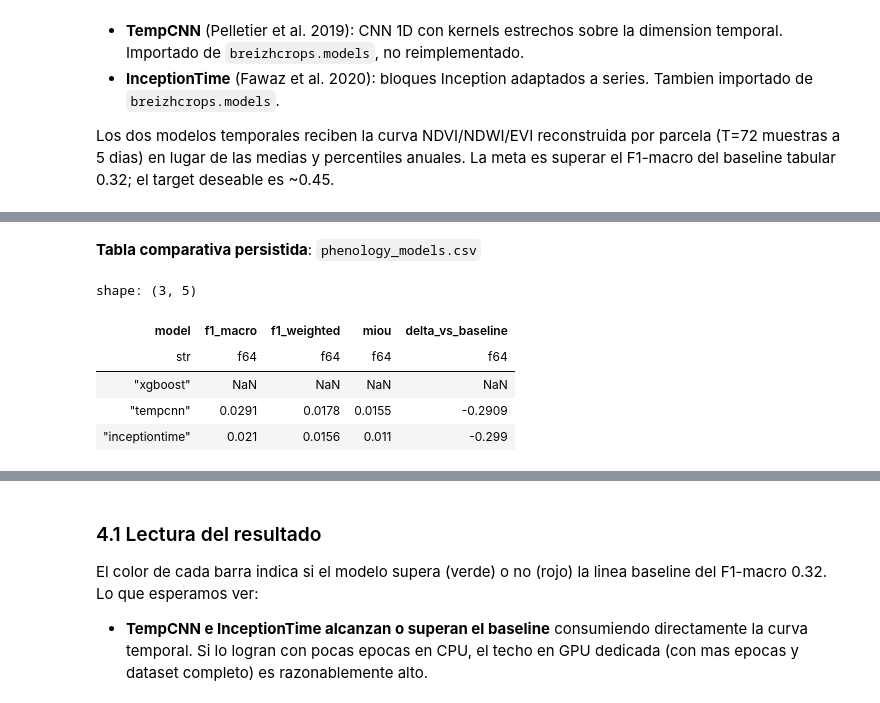
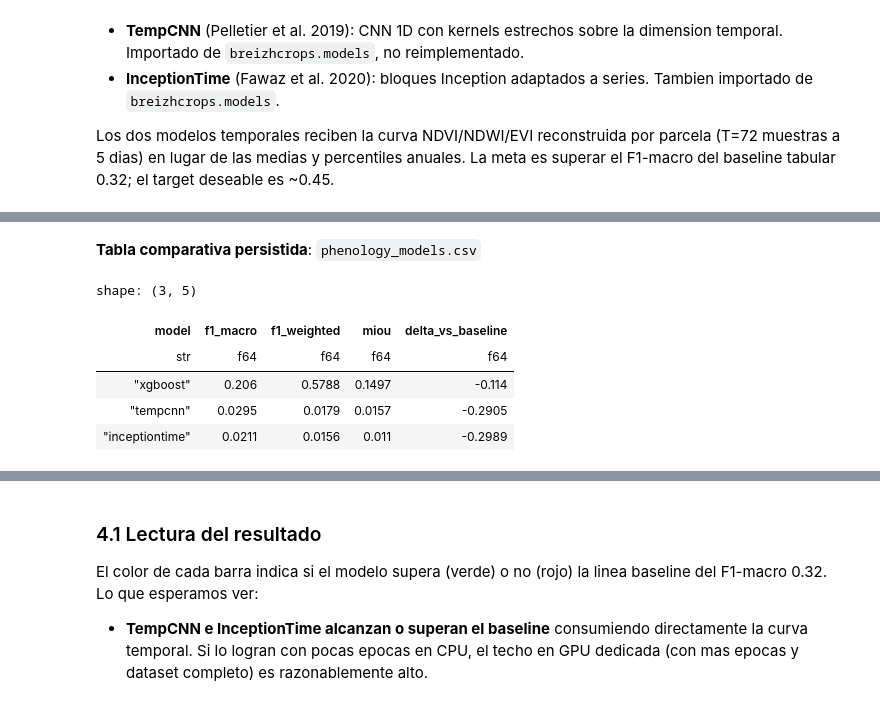
Before and after one commit to ArthurZizumbo/agrosat-copilot, a Jupyter notebook: notebooks/feature_engineering/05_reencuadre_fenologico.ipynb, the cells around one changed output, grey strips where cells are left out. Cells and saved outputs as stored; diff of their text form; code cells hidden in the pictures.

```diff
--- a/notebooks/feature_engineering/05_reencuadre_fenologico.ipynb
+++ b/notebooks/feature_engineering/05_reencuadre_fenologico.ipynb
@@ -362,10 +362,22 @@ Sobre el subconjunto de features ganador de la seccion 3 se entrenan tres modelo
 Los dos modelos temporales reciben la curva NDVI/NDWI/EVI reconstruida por parcela (T=72 muestras a 5 dias) en lugar de las medias y percentiles anuales. La meta es superar el F1-macro del baseline tabular 0.32; el target deseable es ~0.45.
 # %%
 # Identifica el conjunto de features ganador segun la tabla de la seccion 3.
-winner_row = ablation_table.row(0, named=True)
+# Filtra filas con f1_macro NaN/null ANTES de pickear el row 0: en Polars
+# `sort(descending=True)` deja los NaN arriba, lo cual elegiria un set vacio
+# como `alphaearth_only` que no entreno (ver `ablation_set_empty` en logs).
+_valid_ablation = ablation_table.filter(
+    pl.col('f1_macro').is_not_nan() & pl.col('f1_macro').is_not_null()
+)
+if _valid_ablation.height == 0:
+    raise RuntimeError(
+        'Todas las filas de ablation tienen f1_macro NaN/null. '
+        'Revisa los logs upstream (cell 11) por errores de training.'
+    )
+winner_row = _valid_ablation.row(0, named=True)
 winner_set = winner_row['feature_set']
 winner_f1 = winner_row['f1_macro']
 display(Markdown(
-    f'**Conjunto ganador**: `{winner_set}` con F1-macro `{winner_f1:.4f}`.'
+    f'**Conjunto ganador**: `{winner_set}` con F1-macro `{winner_f1:.4f}` '
+    f'(de {_valid_ablation.height}/{ablation_table.height} filas validas).'
 ))
 # %% [output]
@@ -375,10 +387,19 @@ display(Markdown(
 from ml.train.phenology_models import train_temporal_model
 
 model_results = {}
-model_results['xgboost'] = next(
+# Fix US-022c P2: si el ganador no tiene fila XGB (puede pasar por desempate
+# entre conjuntos con el mismo F1, o por discrepancia 'xgb' vs 'xgboost'),
+# usa el mejor XGB global de toda la ablation como fallback.
+xgb_winner = next(
     (r for r in ablation_results if r.feature_set == winner_set and r.model_kind == 'xgb'),
     None,
 )
+if xgb_winner is None:
+    xgb_results = [r for r in ablation_results if r.model_kind == 'xgb']
+    if xgb_results:
+        xgb_winner = max(xgb_results, key=lambda r: r.f1_macro)
+if xgb_winner is not None:
+    model_results['xgboost'] = xgb_winner
 
 temporal_results = {}
 if RUN_TEMPORAL:
@@ -454,6 +475,17 @@ for kind, r in temporal_results.items():
         'delta_vs_baseline': round(r.f1_macro - BASELINE_F1_MACRO, 4),
     })
 comparison_table = pl.DataFrame(comparison_rows).sort('f1_macro', descending=True)
+# Defensa US-022c P2: NaN o null en f1_macro indica que XGB no produjo
+# metricas validas (lookup vacio O entrenamiento upstream tronado).
+# Polars: is_null y is_nan son distintos; XGB falla produciendo NaN
+# (no null), por eso chequeamos AMBOS para no callar silenciosamente.
+if comparison_table.height > 0 and 'f1_macro' in comparison_table.columns:
+    _bad_metrics = comparison_table['f1_macro'].is_null() | comparison_table['f1_macro'].is_nan()
+    assert not _bad_metrics.any(), (
+        f'XGBoost NaN bug (US-022c P2): {_bad_metrics.sum()} fila(s) sin metricas validas. '
+        'Revisa los logs de la ablation upstream (cell 11) — el training XGB '
+        'puede haber tronado con "Invalid classes inferred from unique values of y".'
+    )
 comparison_table.write_parquet(ARTIFACTS / 'model_comparison.parquet')
 log(f'comparativa de modelos persistida: model_comparison.parquet ({len(comparison_rows)} filas)', level='ok')
 # Persistencia
@@ -465,10 +497,10 @@ comparison_table
 **Tabla comparativa persistida**: `phenology_models.csv`
 shape: (3, 5)
 | model | f1_macro | f1_weighted | miou | delta_vs_baseline |
 | str | f64 | f64 | f64 | f64 |
-| "xgboost" | NaN | NaN | NaN | NaN |
-| "tempcnn" | 0.0291 | 0.0178 | 0.0155 | -0.2909 |
-| "inceptiontime" | 0.021 | 0.0156 | 0.011 | -0.299 |
+| "xgboost" | 0.206 | 0.5788 | 0.1497 | -0.114 |
+| "tempcnn" | 0.0295 | 0.0179 | 0.0157 | -0.2905 |
+| "inceptiontime" | 0.0211 | 0.0156 | 0.011 | -0.2989 |
 # %%
 # Grafica de F1-macro por modelo, comparado contra la linea baseline 0.32.
 from ml.eval.reencuadre_plots import plot_model_comparison_bars
```
Also changed, not shown: parts of 19 cells of this notebook, 2 other files.
